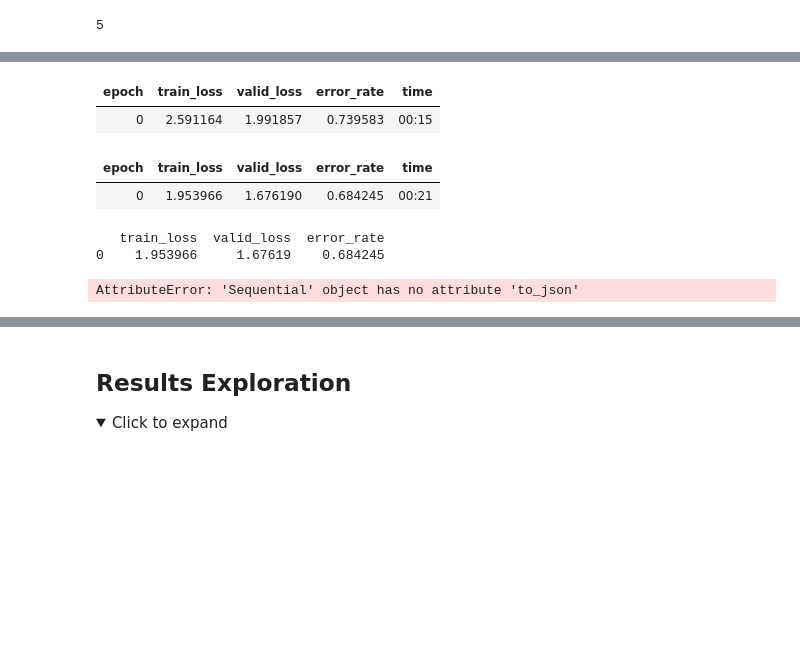
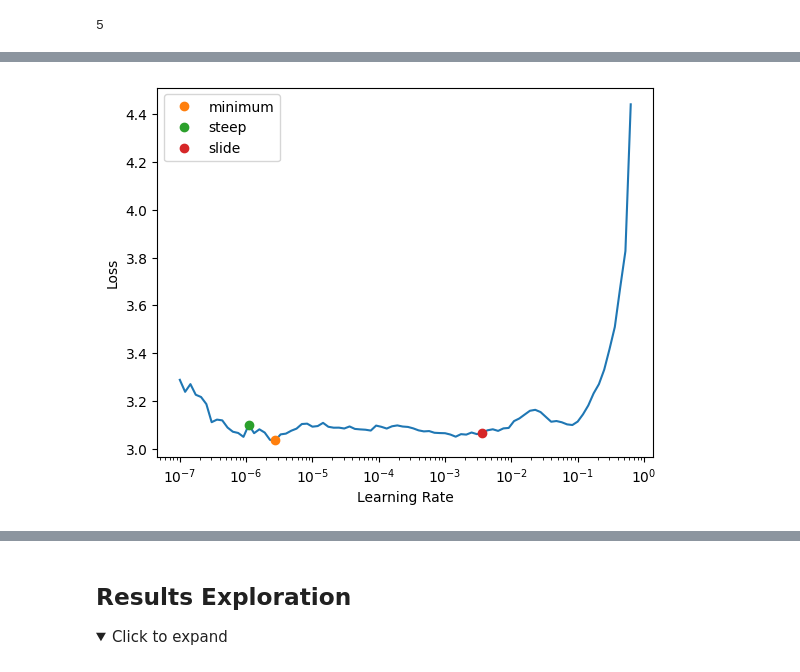
Before and after one commit to julehalim/ComputerVisionFinal, a Jupyter notebook: simplest_transfer.ipynb, the cells around one changed output, grey strips where cells are left out. Drawn from its saved outputs; the diff is of its cells as text; code cells hidden in the pictures; folded sections open; blank space fills up the shorter version.

```diff
--- a/simplest_transfer.ipynb
+++ b/simplest_transfer.ipynb
@@ -104,38 +103,0 @@ dls.show_batch()
-# %%
-
-learn = vision_learner(dls, resnet34, metrics=error_rate)
-learn.fine_tune(1)
-# %% [output]
-| epoch | train_loss | valid_loss | error_rate | time |
-| 0 | 2.591164 | 1.991857 | 0.739583 | 00:15 |
-| epoch | train_loss | valid_loss | error_rate | time |
-| 0 | 1.953966 | 1.676190 | 0.684245 | 00:21 |
-# %%
-
-records = learn.recorder
-# Get the recorded values
-records = learn.recorder.values
-
-# Create a DataFrame
-results_df = pd.DataFrame(records)
-
-# Column names for the results DataFrame
-results_df.columns = [ 'train_loss', 'valid_loss', 'error_rate']
-
-# Save to JSON
-model_name = learn.model.__class__.__name__
-learning_rate = learn.recorder.lrs[-1]  # Get the last learning rate used
-epoch = len(results_df)  # Get the number of rows (epochs)
-
-file_name = f"{model_name}_lr{learning_rate:.6f}_epoch{epoch}.json"
-results_df.to_json(file_name, orient='records')
-
-# print("Training results saved to training_results.json")
-print(results_df)  # Display the DataFrame to verify the contents
-# %% [output]
-   train_loss  valid_loss  error_rate
-0    1.953966     1.67619    0.684245
-# %%
-learn
-# %% [output]
-AttributeError: 'Sequential' object has no attribute 'to_json'
@@ -141,0 +106,4 @@ AttributeError: 'Sequential' object has no attribute 'to_json'
+# %%
+# Find the learning rate
+lr_learn = learn.lr_find(suggest_funcs=(minimum, steep,slide))
+# %% [output]
@@ -141,0 +111 @@ AttributeError: 'Sequential' object has no attribute 'to_json'
+[figure, added]
```
Also changed, not shown: parts of 27 cells of this notebook.
